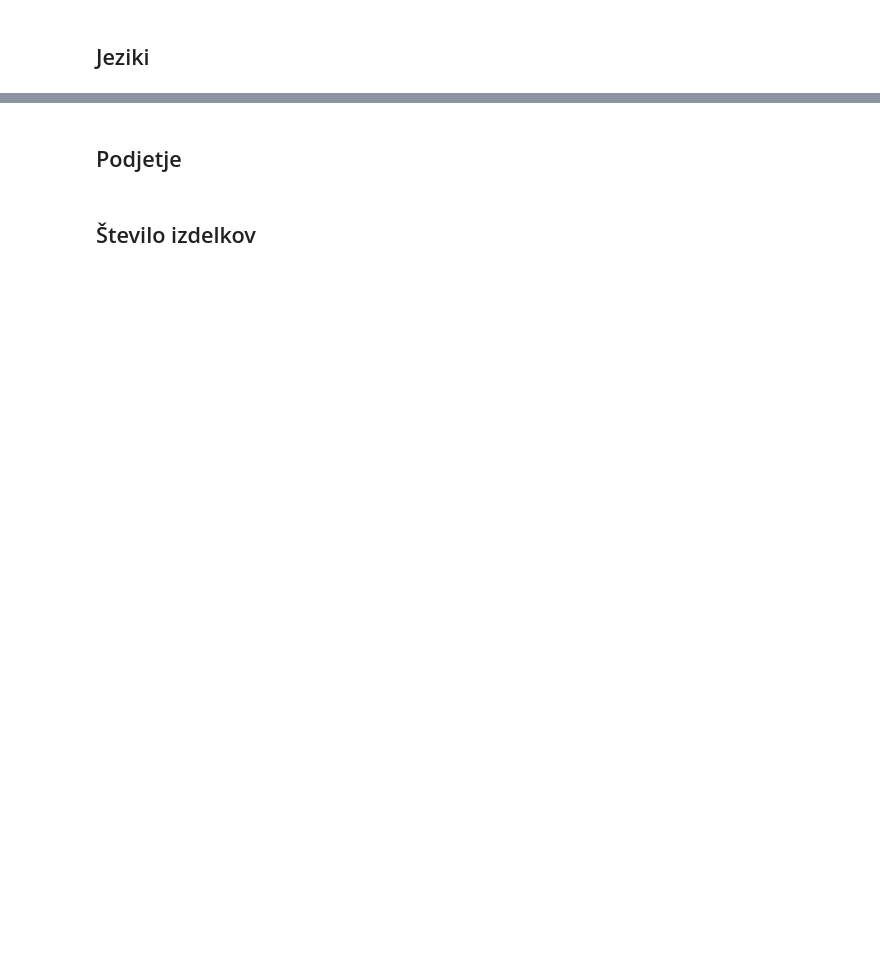
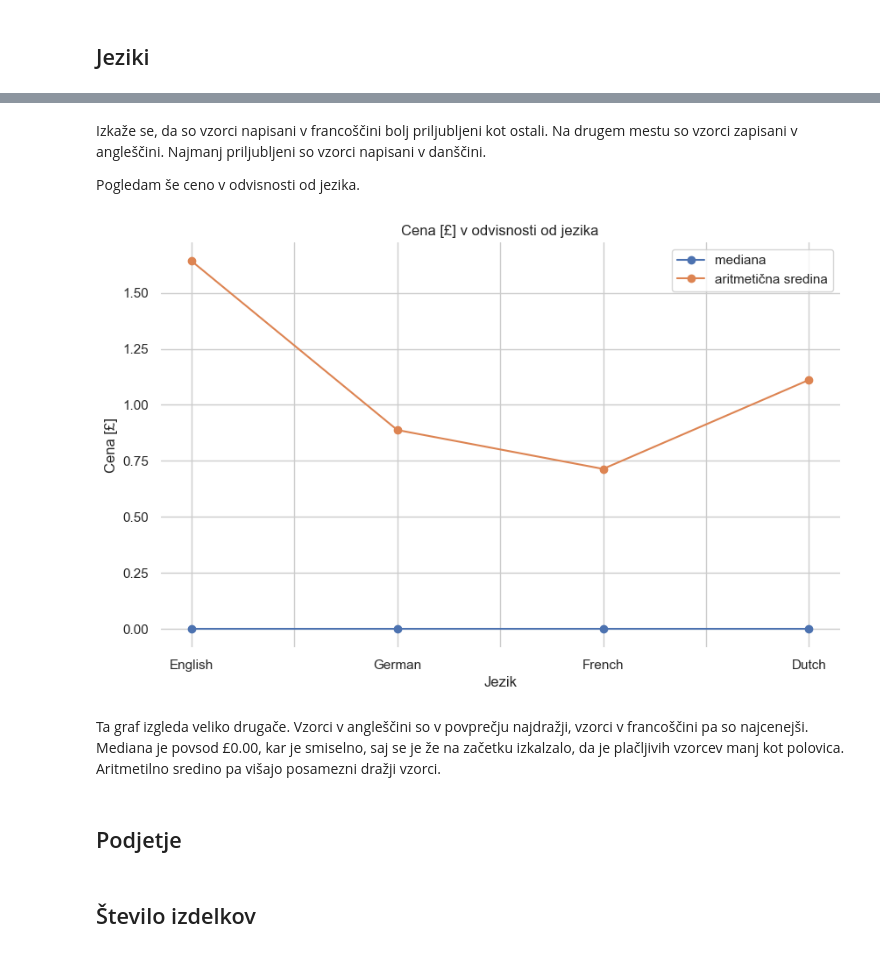
Before and after one commit to kanisaja/uvp-projektna-naloga, a Jupyter notebook: podrobna_analiza/analiza.ipynb, the cells around one changed output, grey strips where cells are left out. Cells and saved outputs as stored; diff of their text form; code cells hidden in the pictures; blank space fills up the shorter version.

```diff
--- a/podrobna_analiza/analiza.ipynb
+++ b/podrobna_analiza/analiza.ipynb
@@ -238,3 +281,13 @@ Aritmetična sredina pri ceni v odvisnosti od vrste izdelka je podobna kot pri p
+# %% [markdown]
+Izkaže se, da so vzorci napisani v francoščini bolj priljubljeni kot ostali. Na drugem mestu so vzorci zapisani v angleščini. Najmanj priljubljeni so vzorci napisani v danščini.
+
+Pogledam še ceno v odvisnosti od jezika.
+# %%
+jezik_in('Cena [£]')
+# %% [output]
+[figure, added]
+# %% [markdown]
+Ta graf izgleda veliko drugače. Vzorci v angleščini so v povprečju najdražji, vzorci v francoščini pa so najcenejši. Mediana je povsod £0.00, kar je smiselno, saj se je že na začetku izkalzalo, da je plačljivih vzorcev manj kot polovica. Aritmetilno sredino pa višajo posamezni dražji vzorci.
 # %% [markdown]
 ## Podjetje
 # %% [markdown]
```
Also changed, not shown: parts of 10 cells of this notebook, 1 other file.
